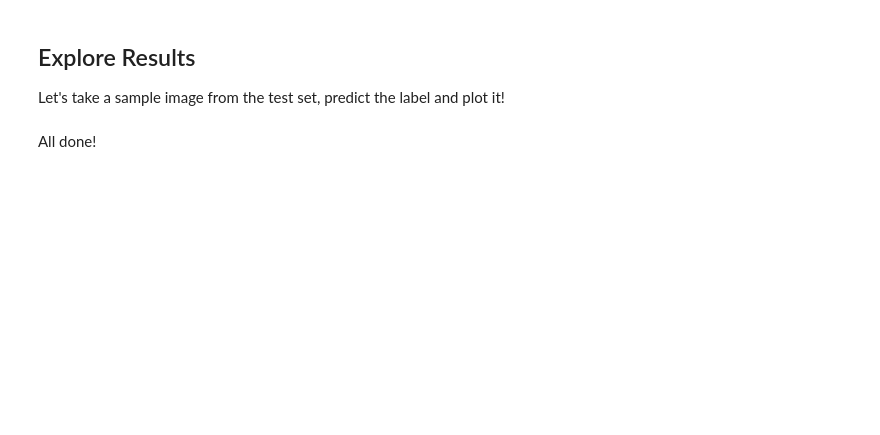
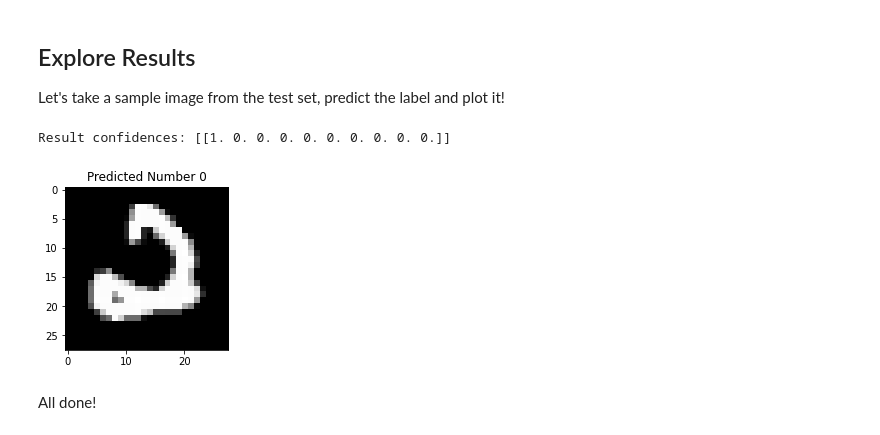
Before and after one commit to aws-samples/sagemaker-101-workshop, a Jupyter notebook: migration_challenge_keras_image/Local Notebook.ipynb, the cells around one changed output. Drawn from its saved outputs; the diff is of its cells as text; code cells hidden in the pictures; blank space fills up the shorter version.

```diff
--- a/migration_challenge_keras_image/Local Notebook.ipynb
+++ b/migration_challenge_keras_image/Local Notebook.ipynb
@@ -115,31 +241,0 @@ def save_to_disk(x, y, base_folder, shard=0):
-# %%
-%%time
-# Now actually run the process with parallelism for speed
-
-n_splits = min(16, cpu_count() * 4)
-with concurrent.futures.ProcessPoolExecutor(n_splits) as executor:
-    print("Saving...")
-    results = []
-    n_done = 0
-    # For both train and test:
-    for (set_name, set_x, set_y) in (
-        ("train", x_train_raw, y_train_raw),
-        ("test", x_test_raw, y_test_raw),
-    ):
-        # ...Split into n_splits and save each one to disk:
-        set_x_split = np.array_split(set_x, n_splits)
-        set_y_split = np.array_split(set_y, n_splits)
-        for ixsplit in range(n_splits):
-            results.append(executor.submit(
-                save_to_disk,
-                set_x_split[ixsplit],
-                set_y_split[ixsplit],
-                f"data/{set_name}"
-            ))
-    # Wait for the parallel jobs to complete:
-    for f in concurrent.futures.as_completed(results):
-        # (f.result() is just None because our function doesn't return anything)
-        n_done += 1
-        print(f"{n_done} of {len(results)} jobs finished")
-
-print("Done!")
@@ -368,20 +399,23 @@ Let's take a sample image from the test set, predict the label and plot it!
 # %%
 # Choose an image:
 label = "2"
-filename = os.listdir(f"data/test/digit-{label}")[0]
+filename = os.listdir(f"{testing_dir}/{label}")[0]
 
 # Load the image:
 img = tf.keras.preprocessing.image.img_to_array(
-    Image.open(f"data/test/digit-{label}/{filename}")
+    Image.open(f"{testing_dir}/{label}/{filename}")
 )
 
 # Expand out the "batch" dimension, and send to the model:
 result = model.predict(np.expand_dims(img, 0))
 print(f"Result confidences: {result}")
 
 # Plot the result:
 plt.figure(figsize=(3, 3))
 fig = plt.subplot(1, 1, 1)
 ax = plt.imshow(np.squeeze(img), cmap="gray")
 fig.set_title(f"Predicted Number {np.argmax(result[0])}")
 plt.show()
+# %% [output]
+Result confidences: [[1. 0. 0. 0. 0. 0. 0. 0. 0. 0.]]
+[figure, added]
```
Also changed, not shown: parts of 27 cells of this notebook.
